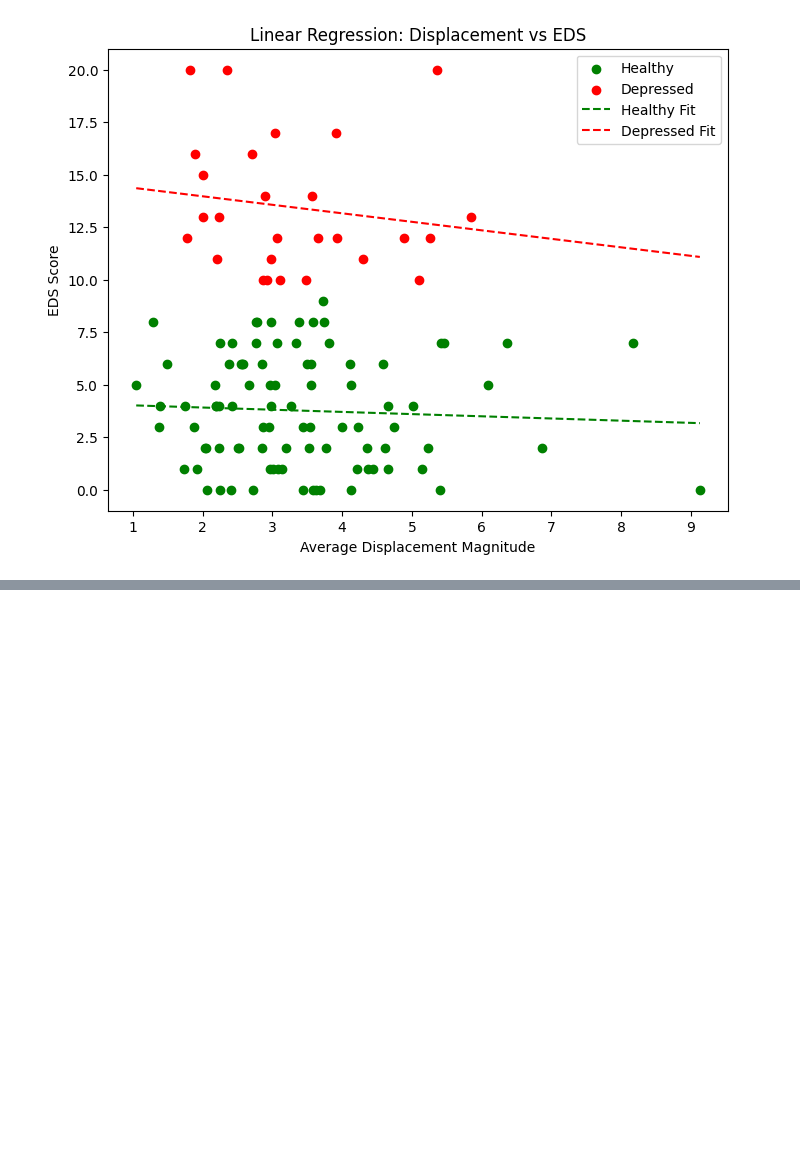
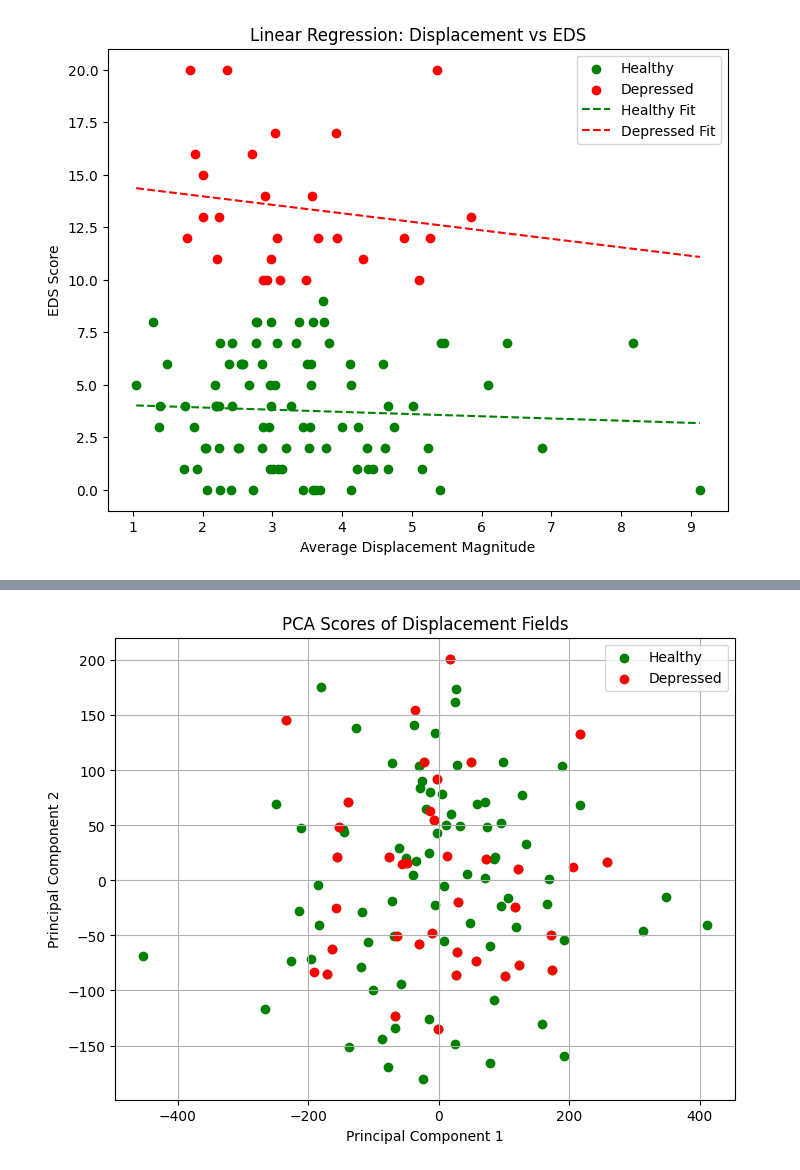
Before and after one commit to luisfpereira/herbrain, a Jupyter notebook: notebooks/pregnancy/neuromaternal_ppd_project/ppd_linear_regression_plotting.ipynb, the cells around one changed output, grey strips where cells are left out. Saved outputs shown, nothing was run; the diff lists cells and outputs as text; code cells hidden in the pictures; blank space fills up the shorter version.

```diff
--- a/notebooks/pregnancy/neuromaternal_ppd_project/ppd_linear_regression_plotting.ipynb
+++ b/notebooks/pregnancy/neuromaternal_ppd_project/ppd_linear_regression_plotting.ipynb
@@ -228,0 +343,19 @@ Depressed group:
+# %%
+healthy_pc1 = healthy_scores[:, 0]
+healthy_pc2 = healthy_scores[:, 1]
+
+depressed_pc1 = depressed_scores[:, 0]
+depressed_pc2 = depressed_scores[:, 1]
+
+plt.figure(figsize=(8, 6))
+plt.scatter(healthy_pc1, healthy_pc2, color='green', label='Healthy')
+plt.scatter(depressed_pc1, depressed_pc2, color='red', label='Depressed')
+
+plt.xlabel('Principal Component 1')
+plt.ylabel('Principal Component 2')
+plt.title('PCA Scores of Displacement Fields')
+plt.legend()
+plt.grid(True)
+plt.show()
+# %% [output]
+[figure, added]
```
Also changed, not shown: parts of 5 cells of this notebook.
